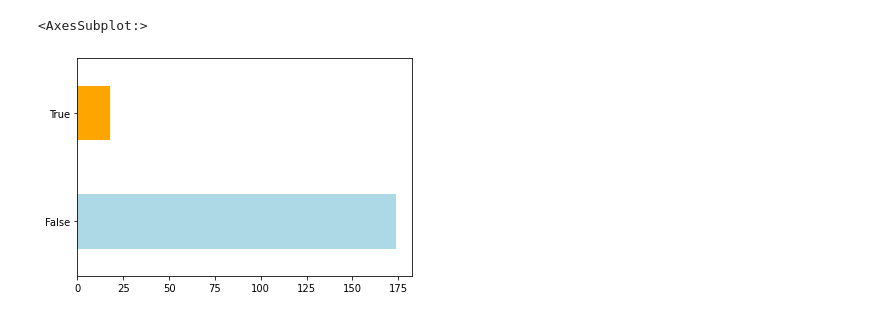
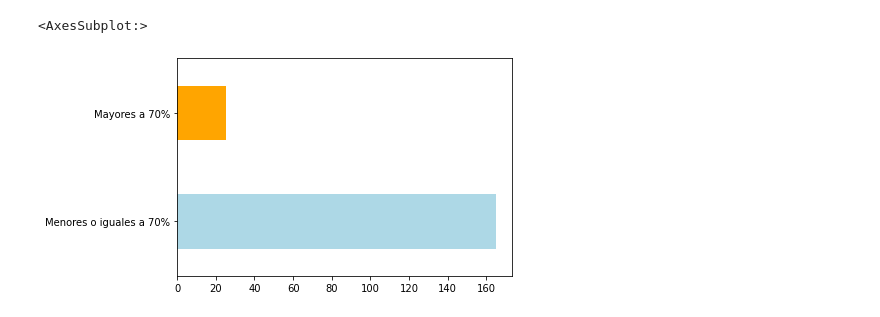
Before and after one commit to BraianV/Org-Datos-Grupo-19, a Jupyter notebook: notebooks/Levantar la data .ipynb, the cells around one changed output. Cells and saved outputs as stored; diff of their text form; code cells hidden in the pictures.

```diff
--- a/notebooks/Levantar la data .ipynb
+++ b/notebooks/Levantar la data .ipynb
@@ -43,17 +22,18 @@ memory usage: 405.1+ MB
 # %%
-#Como son casi 200 columnas, me fijo si alguna de ellas tiene muchos nulos >90% y si es asi veo como
+#Como son casi 200 columnas, me fijo si alguna de ellas tiene muchos nulos >70% y si es asi veo como
 #los puedo solucionar
 
 porcentaje_nulos = df_original.isnull().sum()
 porcentaje_nulos = round(porcentaje_nulos/len(df_original)*100,2)
 
 
-#Creo un dataframe con esos porcentajes y si son mayores a 90
+#Creo un dataframe con esos porcentajes y si son mayores a 70
 total_nulos = pd.DataFrame(porcentaje_nulos,columns=["Porcentaje Nulos"])
 
 
 #Donde 1=True, 0=False
-total_nulos['Mayores a 90%'] = np.where(total_nulos['Porcentaje Nulos']>90,True,False)
+total_nulos['Porcentaje de nulos'] = np.where(total_nulos['Porcentaje Nulos']>70,'Mayores a 70%',
+    'Menores o iguales a 70%')
 
 total_nulos
 # %% [output]
@@ -72 +52,5 @@ total_nulos
 192 rows × 2 columns
+# %%
+#Elimino las primeras dos filas ya que modifican la cantidad de filas pero no el valor real de los datos
+total_nulos = total_nulos.drop(['Unnamed: 0','customer_ID'])
+total_nulos
@@ -73,6 +71,6 @@ total_nulos
 # %%
 #Donde vemos la relacion entre verdaderos y falsos
-total_nulos['Mayores a 90%'].value_counts().plot.barh(color=['lightblue','orange'])
+total_nulos['Porcentaje de nulos'].value_counts().plot.barh(color=['lightblue','orange'])
 # %% [output]
 <AxesSubplot:>
-[figure, old version]
+[figure, new version]
```
Also changed, not shown: parts of 13 cells of this notebook.
